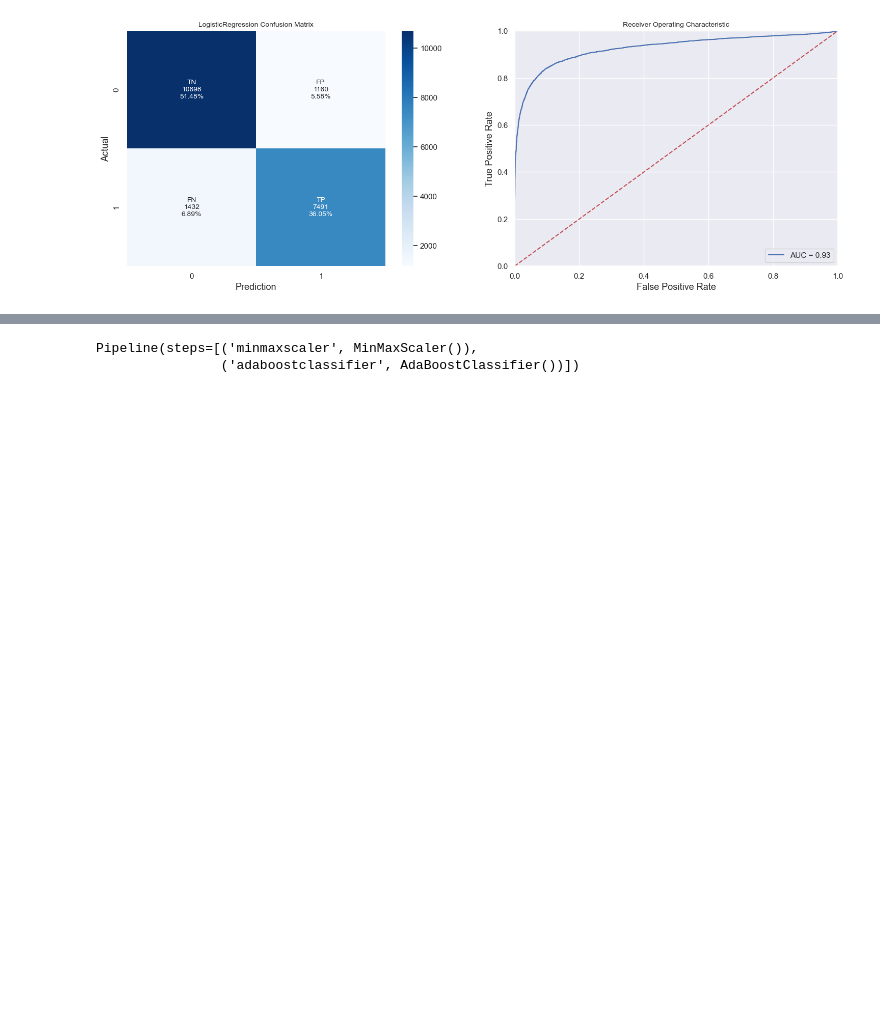
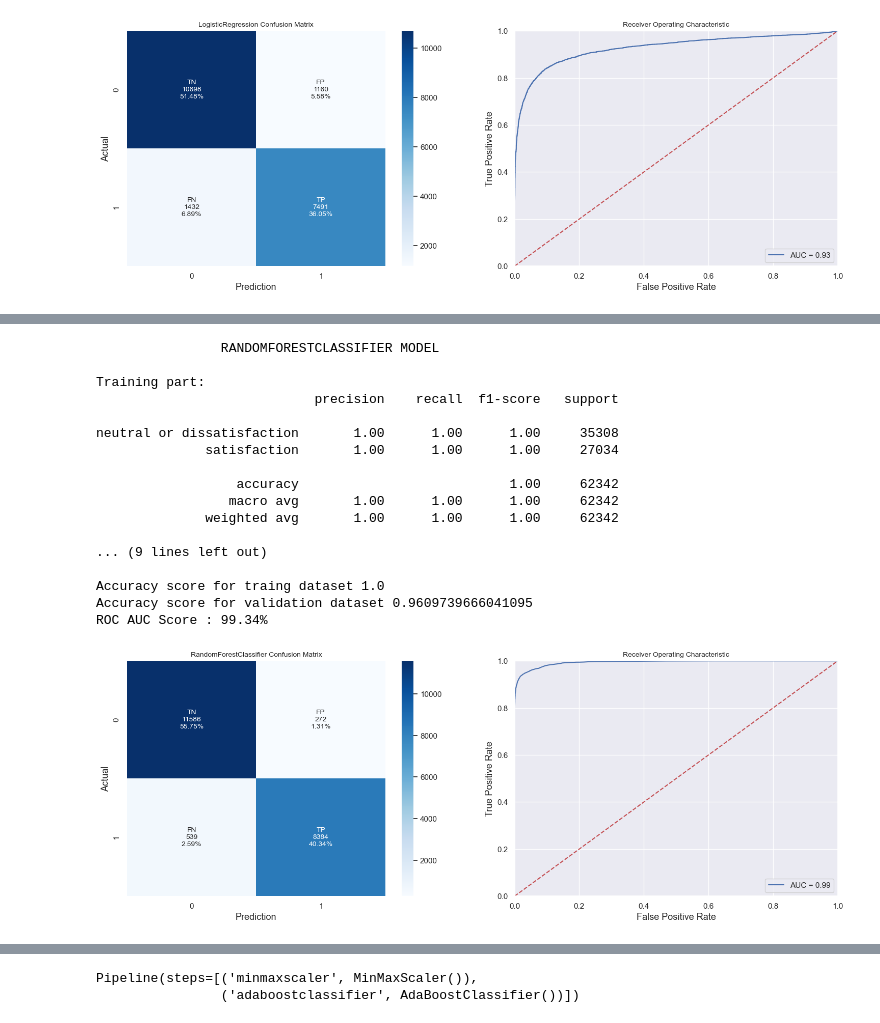
Before and after one commit to Nishantgithub821/Nishant0008, a Jupyter notebook: Airline Passenger Satisfaction ML Project.ipynb, the cells around one changed output, grey strips where cells are left out. Saved outputs shown, nothing was run; the diff lists cells and outputs as text; code cells hidden in the pictures; blank space fills up the shorter version.

```diff
--- a/Airline Passenger Satisfaction ML Project.ipynb
+++ b/Airline Passenger Satisfaction ML Project.ipynb
@@ -1209,0 +1349,46 @@ weighted avg       0.96      0.96      0.96     20781
+# %%
+#import the model
+
+from sklearn.ensemble import RandomForestClassifier
+
+#fit the model
+model =RandomForestClassifier(random_state=42)
+model.fit(X_train,y_train)
+
+# prediction
+pred_train = model.predict(X_train)
+pred_val = model.predict(X_val)
+
+# model name
+model_name = str(type(model)).split(".")[-1][0:-2]
+print(f"\t\t{model_name.upper()} MODEL\n")
+
+print('Training part:')
+print(classification_report(y_train, pred_train,
+                                    target_names=['neutral or dissatisfaction', 'satisfaction']))
+print('validation part:')
+print(classification_report(y_val, pred_val,
+                                    target_names=['neutral or dissatisfaction', 'satisfaction']))
+print("Accuracy score for traing dataset",accuracy_score(y_train, pred_train))
+print("Accuracy score for validation dataset",accuracy_score(y_val, pred_val))
+
+make_classification_report(model,X_val,y_val)
+# %% [output]
+                RANDOMFORESTCLASSIFIER MODEL
+
+Training part:
+                            precision    recall  f1-score   support
+
+neutral or dissatisfaction       1.00      1.00      1.00     35308
+              satisfaction       1.00      1.00      1.00     27034
+
+                  accuracy                           1.00     62342
+                 macro avg       1.00      1.00      1.00     62342
+              weighted avg       1.00      1.00      1.00     62342
+
+... (9 lines left out)
+
+Accuracy score for traing dataset 1.0
+Accuracy score for validation dataset 0.9609739666041095
+ROC AUC Score : 99.34%
+[figure, added]
```
Also changed, not shown: parts of 91 cells of this notebook.
